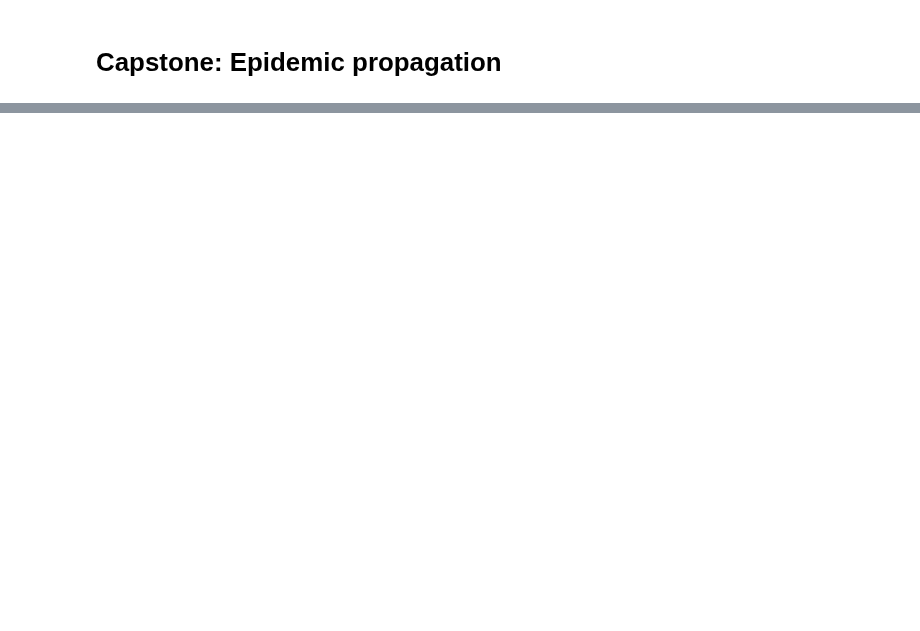
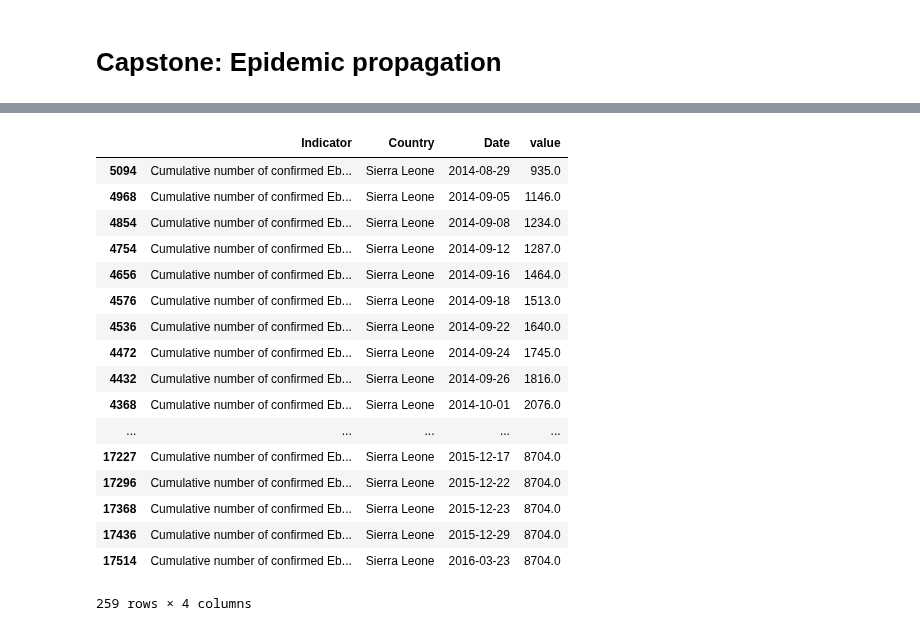
Before and after one commit to a3o1m2/DSI11-lessons, a Jupyter notebook: projects/project-capstone/part-02/epidemics.ipynb, the cells around one changed output, grey strips where cells are left out. Drawn from its saved outputs; the diff is of its cells as text; code cells hidden in the pictures; blank space fills up the shorter version.

```diff
--- a/projects/project-capstone/part-02/epidemics.ipynb
+++ b/projects/project-capstone/part-02/epidemics.ipynb
@@ -20,0 +96,21 @@ import pandas as pd
+# %%
+ebola[(ebola['Indicator']=='Cumulative number of confirmed Ebola cases') & (ebola['Country']=='Sierra Leone')]
+# %% [output]
+|  | Indicator | Country | Date | value |
+| 5094 | Cumulative number of confirmed Eb... | Sierra Leone | 2014-08-29 | 935.0 |
+| 4968 | Cumulative number of confirmed Eb... | Sierra Leone | 2014-09-05 | 1146.0 |
+| 4854 | Cumulative number of confirmed Eb... | Sierra Leone | 2014-09-08 | 1234.0 |
+| 4754 | Cumulative number of confirmed Eb... | Sierra Leone | 2014-09-12 | 1287.0 |
+| 4656 | Cumulative number of confirmed Eb... | Sierra Leone | 2014-09-16 | 1464.0 |
+| 4576 | Cumulative number of confirmed Eb... | Sierra Leone | 2014-09-18 | 1513.0 |
+| 4536 | Cumulative number of confirmed Eb... | Sierra Leone | 2014-09-22 | 1640.0 |
+| 4472 | Cumulative number of confirmed Eb... | Sierra Leone | 2014-09-24 | 1745.0 |
+| 4432 | Cumulative number of confirmed Eb... | Sierra Leone | 2014-09-26 | 1816.0 |
+| 4368 | Cumulative number of confirmed Eb... | Sierra Leone | 2014-10-01 | 2076.0 |
+| ... | ... | ... | ... | ... |
+| 17227 | Cumulative number of confirmed Eb... | Sierra Leone | 2015-12-17 | 8704.0 |
+| 17296 | Cumulative number of confirmed Eb... | Sierra Leone | 2015-12-22 | 8704.0 |
+| 17368 | Cumulative number of confirmed Eb... | Sierra Leone | 2015-12-23 | 8704.0 |
+| 17436 | Cumulative number of confirmed Eb... | Sierra Leone | 2015-12-29 | 8704.0 |
+| 17514 | Cumulative number of confirmed Eb... | Sierra Leone | 2016-03-23 | 8704.0 |
+259 rows × 4 columns
```
Also changed, not shown: parts of 8 cells of this notebook, 6 other files.
